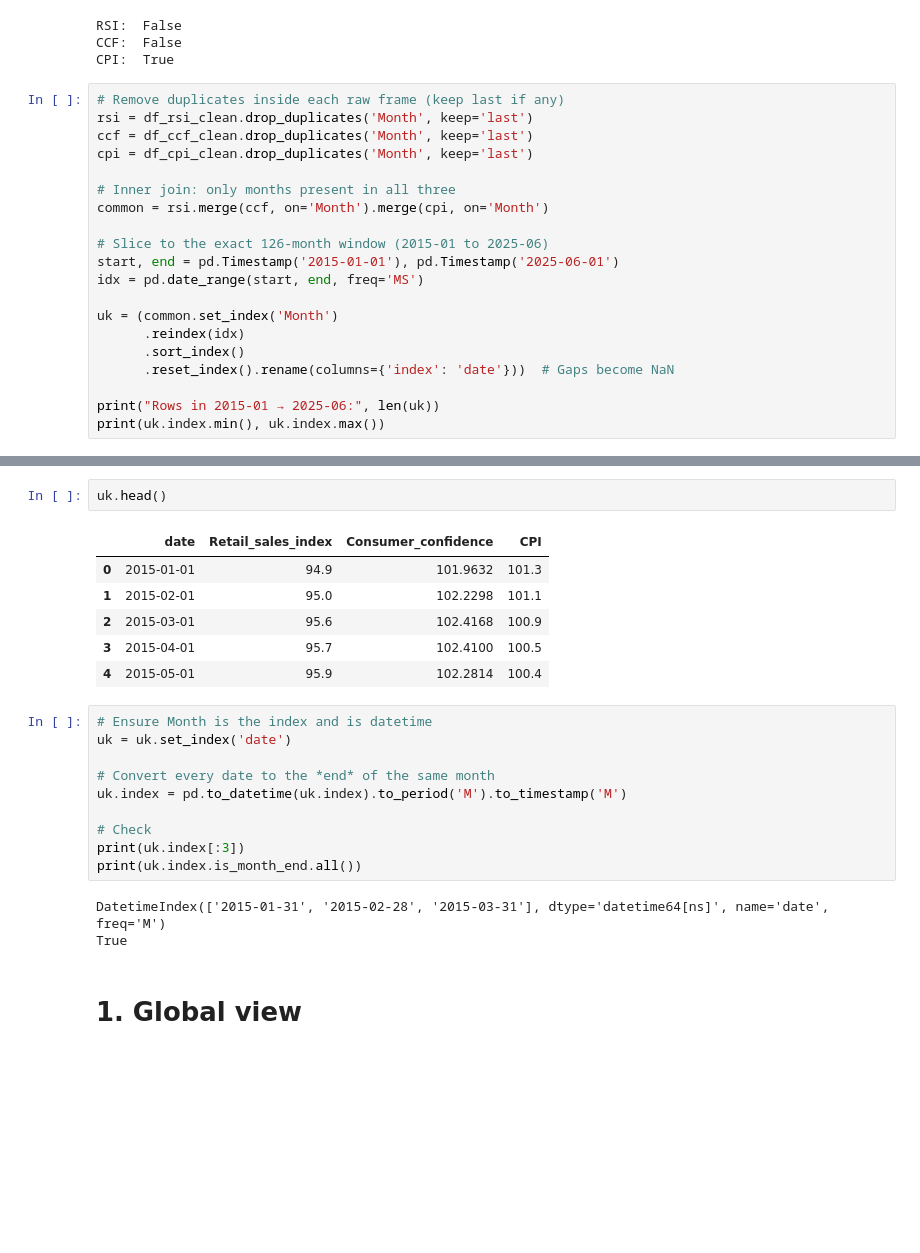
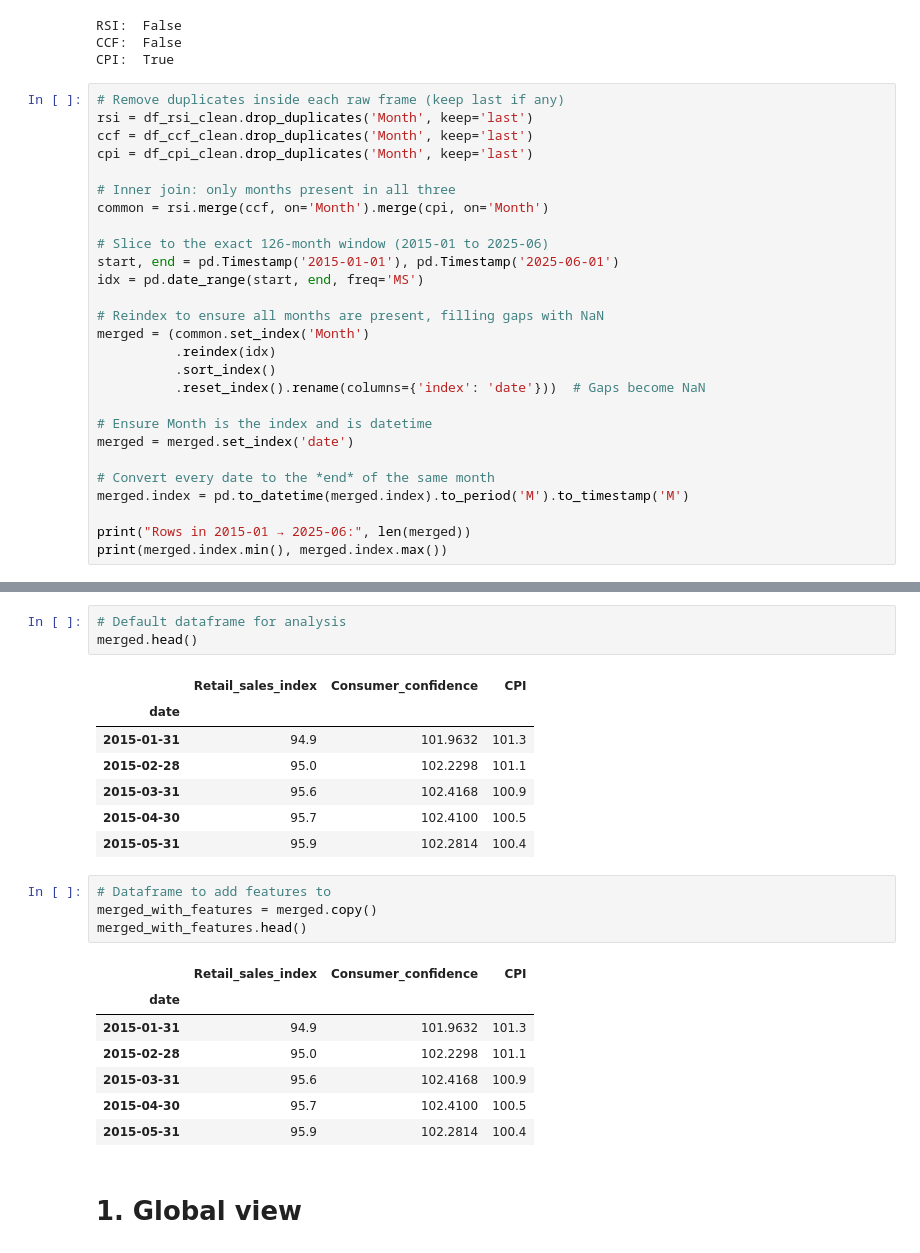
Before and after one commit to michaelarutyunov/time-series-methods, a Jupyter notebook: notebooks/01_eda.ipynb, the cells around one changed output, grey strips where cells are left out. Cells and saved outputs as stored; diff of their text form; blank space fills up the shorter version.

```diff
--- a/notebooks/01_eda.ipynb
+++ b/notebooks/01_eda.ipynb
@@ -136,12 +136,19 @@ common = rsi.merge(ccf, on='Month').merge(cpi, on='Month')
 start, end = pd.Timestamp('2015-01-01'), pd.Timestamp('2025-06-01')
 idx = pd.date_range(start, end, freq='MS')
 
-uk = (common.set_index('Month')
-      .reindex(idx)
-      .sort_index()
-      .reset_index().rename(columns={'index': 'date'}))  # Gaps become NaN
+# Reindex to ensure all months are present, filling gaps with NaN
+merged = (common.set_index('Month')
+          .reindex(idx)
+          .sort_index()
+          .reset_index().rename(columns={'index': 'date'}))  # Gaps become NaN
 
-print("Rows in 2015-01 → 2025-06:", len(uk))
-print(uk.index.min(), uk.index.max())
+# Ensure Month is the index and is datetime
+merged = merged.set_index('date')
+
+# Convert every date to the *end* of the same month
+merged.index = pd.to_datetime(merged.index).to_period('M').to_timestamp('M')
+
+print("Rows in 2015-01 → 2025-06:", len(merged))
+print(merged.index.min(), merged.index.max())
 # %% [output]
 Rows in 2015-01 → 2025-06: 126
@@ -149,25 +156,26 @@ Rows in 2015-01 → 2025-06: 126
 # %%
-uk.head()
+# Default dataframe for analysis
+merged.head()
 # %% [output]
-|  | date | Retail_sales_index | Consumer_confidence | CPI |
-| 0 | 2015-01-01 | 94.9 | 101.9632 | 101.3 |
-| 1 | 2015-02-01 | 95.0 | 102.2298 | 101.1 |
-| 2 | 2015-03-01 | 95.6 | 102.4168 | 100.9 |
-| 3 | 2015-04-01 | 95.7 | 102.4100 | 100.5 |
-| 4 | 2015-05-01 | 95.9 | 102.2814 | 100.4 |
+|  | Retail_sales_index | Consumer_confidence | CPI |
+| date |  |  |  |
+| 2015-01-31 | 94.9 | 101.9632 | 101.3 |
+| 2015-02-28 | 95.0 | 102.2298 | 101.1 |
+| 2015-03-31 | 95.6 | 102.4168 | 100.9 |
+| 2015-04-30 | 95.7 | 102.4100 | 100.5 |
+| 2015-05-31 | 95.9 | 102.2814 | 100.4 |
-# %%
-# Ensure Month is the index and is datetime
-uk = uk.set_index('date')
-
-# Convert every date to the *end* of the same month
-uk.index = pd.to_datetime(uk.index).to_period('M').to_timestamp('M')
-
-# Check
-print(uk.index[:3])
-print(uk.index.is_month_end.all())
-# %% [output]
-DatetimeIndex(['2015-01-31', '2015-02-28', '2015-03-31'], dtype='datetime64[ns]', name='date', freq='M')
-True
+# %%
+# Dataframe to add features to
+merged_with_features = merged.copy()
+merged_with_features.head()
+# %% [output]
+|  | Retail_sales_index | Consumer_confidence | CPI |
+| date |  |  |  |
+| 2015-01-31 | 94.9 | 101.9632 | 101.3 |
+| 2015-02-28 | 95.0 | 102.2298 | 101.1 |
+| 2015-03-31 | 95.6 | 102.4168 | 100.9 |
+| 2015-04-30 | 95.7 | 102.4100 | 100.5 |
+| 2015-05-31 | 95.9 | 102.2814 | 100.4 |
 # %% [markdown]
 # 1. Global view
 # %%
```
Also changed, not shown: parts of 24 cells of this notebook, 4 other files.
